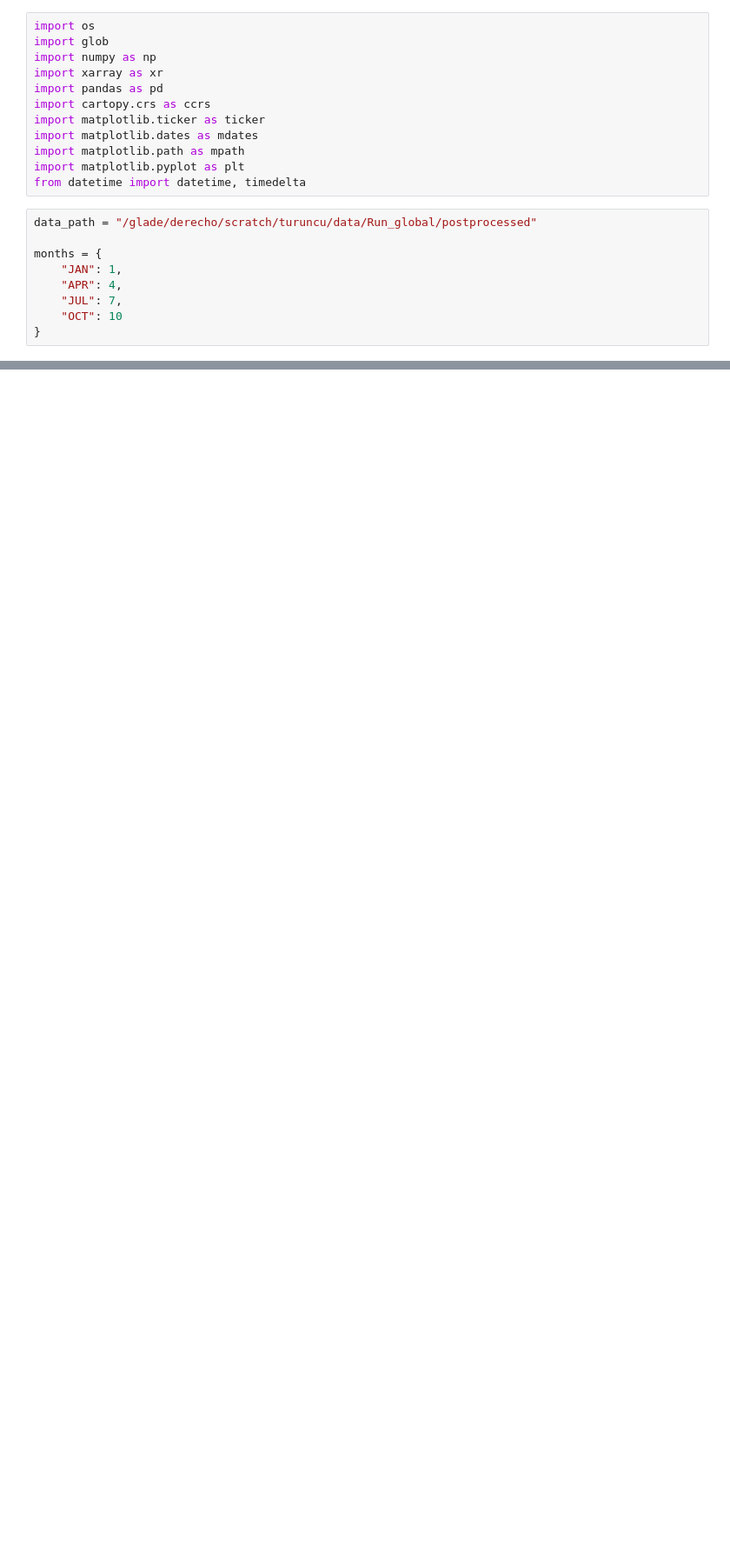
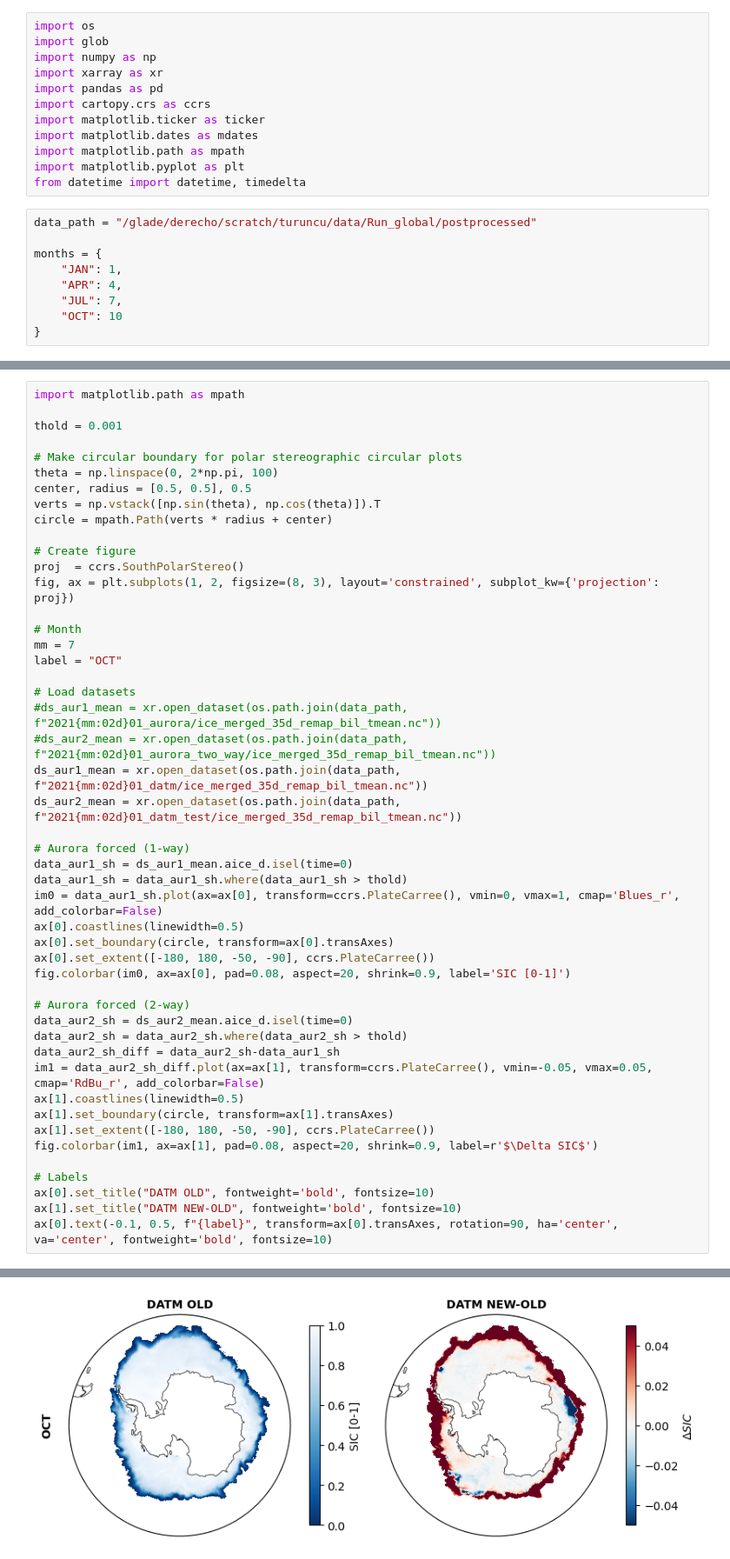
Before and after one commit to geogate-io/HESM-S2S, a Jupyter notebook: analysis/sea_ice.ipynb, the cells around one changed output, grey strips where cells are left out. Shown at 87% size. Saved outputs shown, nothing was run; the diff lists cells and outputs as text; blank space fills up the shorter version.

```diff
--- a/analysis/sea_ice.ipynb
+++ b/analysis/sea_ice.ipynb
@@ -159,0 +217,49 @@ plt.savefig(filename, bbox_inches='tight', pad_inches=0.6, dpi=300)
+# %%
+import matplotlib.path as mpath
+
+thold = 0.001
+
+# Make circular boundary for polar stereographic circular plots
+theta = np.linspace(0, 2*np.pi, 100)
+center, radius = [0.5, 0.5], 0.5
+verts = np.vstack([np.sin(theta), np.cos(theta)]).T
+circle = mpath.Path(verts * radius + center)
+
+# Create figure
+proj  = ccrs.SouthPolarStereo()
+fig, ax = plt.subplots(1, 2, figsize=(8, 3), layout='constrained', subplot_kw={'projection': proj})
+
+# Month
+mm = 7
+label = "OCT"
+
+# Load datasets
+#ds_aur1_mean = xr.open_dataset(os.path.join(data_path, f"2021{mm:02d}01_aurora/ice_merged_35d_remap_bil_tmean.nc"))
+#ds_aur2_mean = xr.open_dataset(os.path.join(data_path, f"2021{mm:02d}01_aurora_two_way/ice_merged_35d_remap_bil_tmean.nc"))
+ds_aur1_mean = xr.open_dataset(os.path.join(data_path, f"2021{mm:02d}01_datm/ice_merged_35d_remap_bil_tmean.nc"))
+ds_aur2_mean = xr.open_dataset(os.path.join(data_path, f"2021{mm:02d}01_datm_test/ice_merged_35d_remap_bil_tmean.nc"))
+
+# Aurora forced (1-way)
+data_aur1_sh = ds_aur1_mean.aice_d.isel(time=0)
+data_aur1_sh = data_aur1_sh.where(data_aur1_sh > thold)
+im0 = data_aur1_sh.plot(ax=ax[0], transform=ccrs.PlateCarree(), vmin=0, vmax=1, cmap='Blues_r', add_colorbar=False)
+ax[0].coastlines(linewidth=0.5)
+ax[0].set_boundary(circle, transform=ax[0].transAxes)
+ax[0].set_extent([-180, 180, -50, -90], ccrs.PlateCarree())
+fig.colorbar(im0, ax=ax[0], pad=0.08, aspect=20, shrink=0.9, label='SIC [0-1]')
+
+# Aurora forced (2-way)
+data_aur2_sh = ds_aur2_mean.aice_d.isel(time=0)
+data_aur2_sh = data_aur2_sh.where(data_aur2_sh > thold)
+data_aur2_sh_diff = data_aur2_sh-data_aur1_sh
+im1 = data_aur2_sh_diff.plot(ax=ax[1], transform=ccrs.PlateCarree(), vmin=-0.05, vmax=0.05, cmap='RdBu_r', add_colorbar=False)
+ax[1].coastlines(linewidth=0.5)
+ax[1].set_boundary(circle, transform=ax[1].transAxes)
+ax[1].set_extent([-180, 180, -50, -90], ccrs.PlateCarree())
+fig.colorbar(im1, ax=ax[1], pad=0.08, aspect=20, shrink=0.9, label=r'$\Delta SIC$')
+
+# Labels
+ax[0].set_title("DATM OLD", fontweight='bold', fontsize=10)
+ax[1].set_title("DATM NEW-OLD", fontweight='bold', fontsize=10)
+ax[0].text(-0.1, 0.5, f"{label}", transform=ax[0].transAxes, rotation=90, ha='center', va='center', fontweight='bold', fontsize=10)
+# %% [output]
@@ -160,3 +267,4 @@ plt.savefig(filename, bbox_inches='tight', pad_inches=0.6, dpi=300)
+[figure, added]
 # %%
 thold = 0.001
 
```
Also changed, not shown: parts of 6 cells of this notebook, 12 other files.
